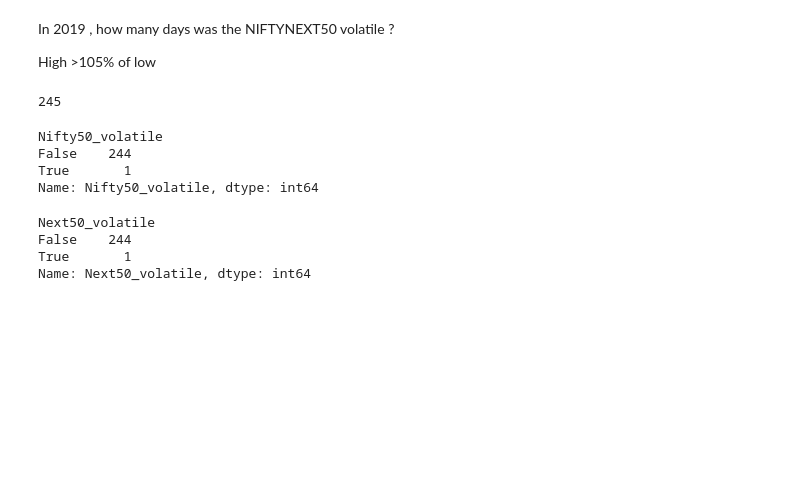
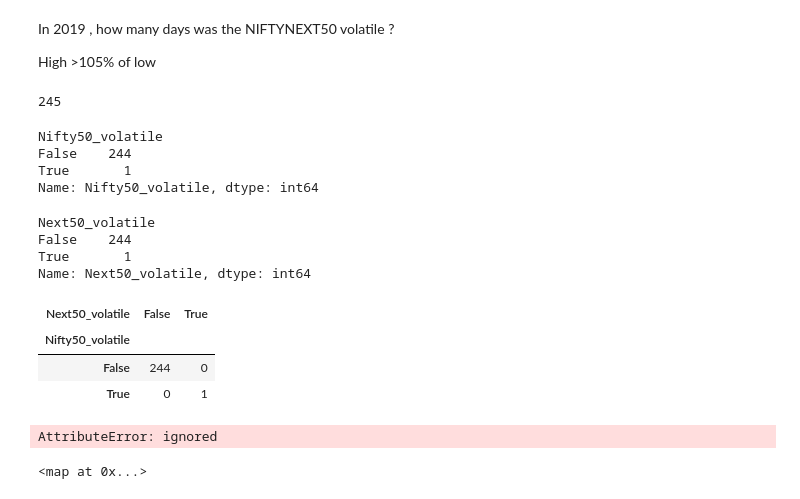
Before and after one commit to swami-gait/Foundations_of_datascience, a Jupyter notebook: FDS_W09-200625-045816.ipynb, the cells around one changed output. Saved outputs shown, nothing was run; the diff lists cells and outputs as text; code cells hidden in the pictures; blank space fills up the shorter version.

```diff
--- a/FDS_W09-200625-045816.ipynb
+++ b/FDS_W09-200625-045816.ipynb
@@ -1263,3 +1265,14 @@ Next50_volatile
 False    244
 True       1
 Name: Next50_volatile, dtype: int64
+# %%
+pd.crosstab(index = nifty_2019.Nifty50_volatile,columns=[nifty_2019.Next50_volatile])
+# %% [output]
+| Next50_volatile | False | True |
+| Nifty50_volatile |  |  |
+| False | 244 | 0 |
+| True | 0 | 1 |
+# %%
+pd.dayofweek(nifty2019.index)
+# %% [output]
+AttributeError: ignored
@@ -1265,0 +1281,4 @@ Name: Next50_volatile, dtype: int64
+# %%
+new_index
+# %% [output]
+<map at 0x...>
```
Also changed, not shown: parts of 7 cells of this notebook.
